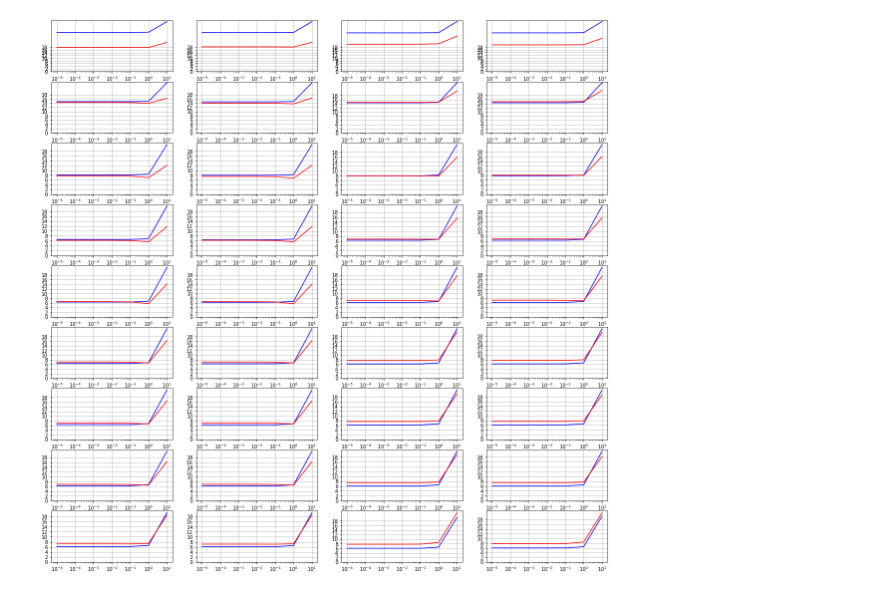
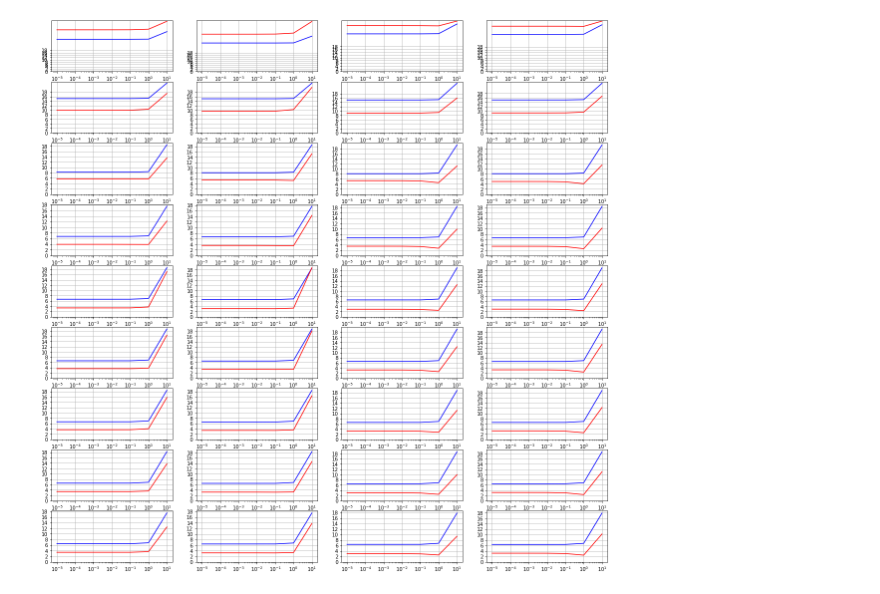
Before and after one commit to V-G-spec/ELL409-IITD-Intro-to-Machine-Learning, a Jupyter notebook: Assignment 1/part2 report stuff.ipynb, the cells around one changed output. Saved outputs shown, nothing was run; the diff lists cells and outputs as text; code cells hidden in the pictures.

```diff
--- a/Assignment 1/part2 report stuff.ipynb
+++ b/Assignment 1/part2 report stuff.ipynb
@@ -14,7 +14,7 @@ import math
 
 def getNpArr(data):
     N = len(data)
-    tot_data_X = np.random.randn(N, 3)
+    tot_data_X = np.random.randn(N, 4)
     tot_data_y = np.random.randn(N, 1)
     for i in range(N):
         if (len(data[i])>1):
@@ -25,8 +25,9 @@ def getNpArr(data):
         tot_data_X[i][2] = (float(temp[0])-6.5) # centering around 0 #Month
         tot_data_X[i][0] = (float(temp[2]))/31.0 # Getting values roughly from 0 to 1 #Day
         tot_data_X[i][0] = tot_data_X[i][0]+tot_data_X[i][2] #sort of creates a linearity in dates
+        tot_data_X[i][3] = (float(temp[2]) - 1)/30.0
 
-    return tot_data_X[:, :2], tot_data_y
+    return tot_data_X, tot_data_y
 
 
 df = pd.read_csv("2 Train.csv", header=None)
@@ -39,8 +40,10 @@ dev_X, dev_y = getNpArr(dev_data)
 df = pd.read_csv("2 Test.csv", header=None)
 df = df[1:]
 test_data = np.array(df.values)
-test_X, test_y = getNpArr(test_data)
+test_X, _ = getNpArr(test_data)
 # %%
+################ ADDED 2 MORE COLUMNS FOR DATE AND MONTH INDI ###################3
+####### Changes in extraction, X_fin and eye()
 
 M=np.arange(2, 11, 1) ##DATE
 N=np.arange(2, 6, 1) ##YEAR
@@ -62,8 +65,6 @@ temp_X_train_year = train_year
 X_new_dev_year = dev_year
 temp_X_dev_year = dev_year
 
-X_new_test_date = test_date
-temp_X_test_date = test_date
 X_new_test_year = test_year
 temp_X_test_year = test_year
 
@@ -83,6 +84,8 @@ for idxn, n in enumerate(N): ##YEAR
     temp_X_train_date = train_date
     X_new_dev_date = dev_date
     temp_X_dev_date = dev_date
+    X_new_test_date = test_date
+    temp_X_test_date = test_date
 
 
     for idxm, m in enumerate(M): ##DATE
@@ -96,36 +99,36 @@ for idxn, n in enumerate(N): ##YEAR
         X_new_test_date = np.c_[X_new_test_date, temp_X_test_date]
 
         E_train = []
         E_dev = []
 
         for lamb in lmm:
-            X_fin_train = np.c_[np.ones((len(train_X), 1)), X_new_train_year, X_new_train_date]
+            X_fin_train = np.c_[np.ones((len(train_X), 1)), X_new_train_year, X_new_train_date, train_X[:,2], train_X[:,3]]
 #             print(X_fin_train.shape)
-            X_fin_dev = np.c_[np.ones((len(dev_X), 1)), X_new_dev_year, X_new_dev_date]
+            X_fin_dev = np.c_[np.ones((len(dev_X), 1)), X_new_dev_year, X_new_dev_date, dev_X[:,2], dev_X[:,3]]
 
-            X_fin_test = np.c_[np.ones((len(test_X), 1)), X_new_test_year, X_new_test_date]
+            X_fin_test = np.c_[np.ones((len(test_X), 1)), X_new_test_year, X_new_test_date, test_X[:,2], test_X[:,3]]
 
-            theta_best = np.linalg.inv((lamb*np.identity(n+m+1)) + X_fin_train.T.dot(X_fin_train)).dot(X_fin_train.T).dot(train_y)
+            theta_best = np.linalg.inv((lamb*np.identity(n+m+3)) + X_fin_train.T.dot(X_fin_train)).dot(X_fin_train.T).dot(train_y)
 
             y_hat_train = X_fin_train.dot(theta_best)
             err  = sum((y_hat_train-train_y)**2)
             err/=len(y_hat_train)
 #             print("Train error for M=%s: "%(m), math.sqrt(err))
             E_train.append(err)
 
             y_hat_dev = X_fin_dev.dot(theta_best)
             err  = sum((y_hat_dev-dev_y)**2)
             err/=len(y_hat_dev)
 #             print("Test error for M=%s: "%(m), math.sqrt(err))
             E_dev.append(err)
         axes[idxm, idxn].plot(lmm, E_train, color='b')
         axes[idxm, idxn].plot(lmm, E_dev, color='r')
         axes[idxm, idxn].set_xscale("log")
         axes[idxm, idxn].set_xticks(lmm)
         axes[idxm, idxn].set_yticks(np.arange(0,20,2))
         axes[idxm, idxn].grid()
 
-plt.savefig('part_2dayMonth2_10year2_5.png')
+# plt.savefig('part_2dayMonth2_10year2_5.png')
 plt.show()
 # %% [output]
-[figure, old version]
+[figure, new version]
```
Also changed, not shown: parts of 13 cells of this notebook, 10 other files.
